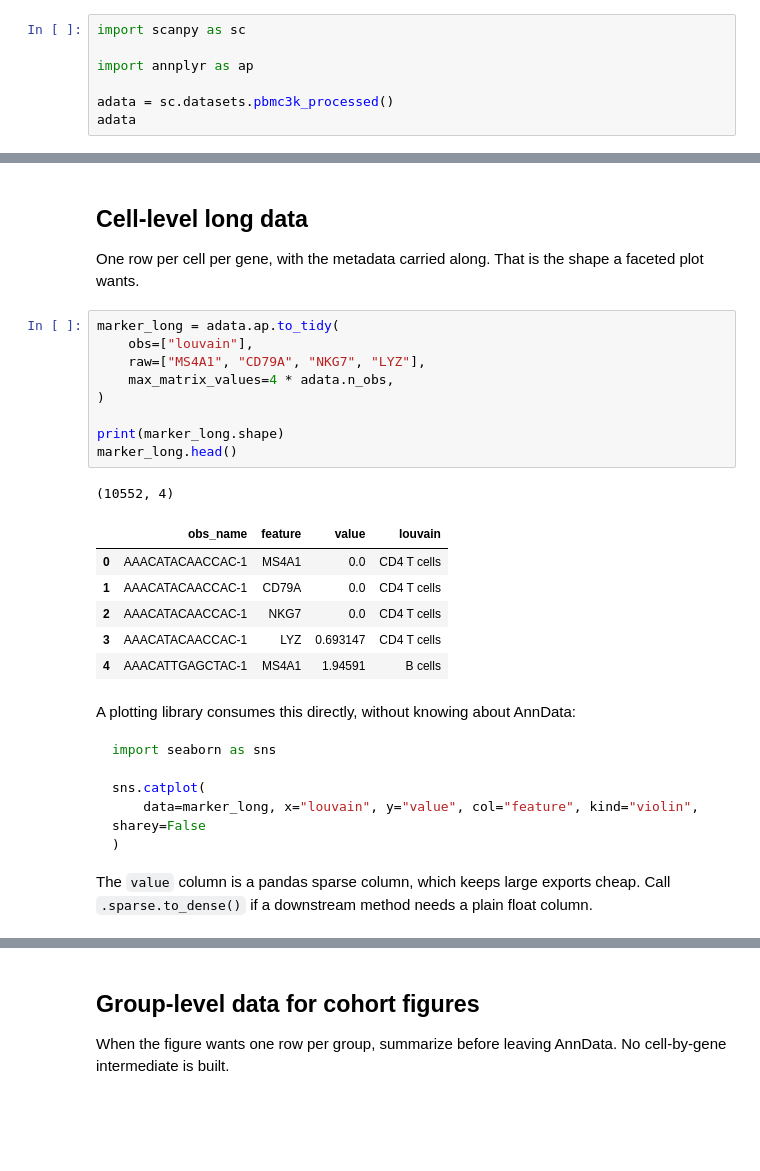
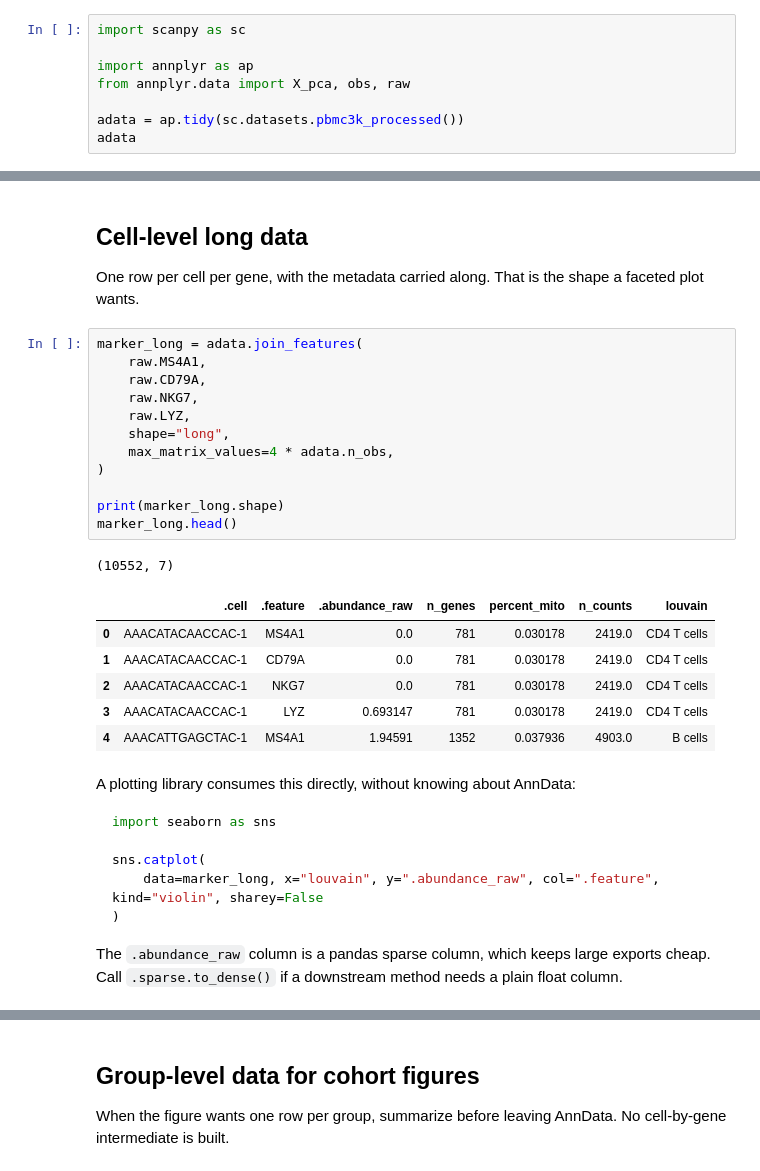
Before and after one commit to mdmanurung/annplyr, a Jupyter notebook: docs/notebooks/plot_ready_tables.ipynb, the cells around one changed output, grey strips where cells are left out. Saved outputs shown, nothing was run; the diff lists cells and outputs as text; blank space fills up the shorter version.

````diff
--- a/docs/notebooks/plot_ready_tables.ipynb
+++ b/docs/notebooks/plot_ready_tables.ipynb
@@ -18,8 +18,9 @@ analyses need, all taken from Scanpy's PBMC3K.
 import scanpy as sc
 
 import annplyr as ap
+from annplyr.data import X_pca, obs, raw
 
-adata = sc.datasets.pbmc3k_processed()
+adata = ap.tidy(sc.datasets.pbmc3k_processed())
 adata
 # %% [output]
 AnnData object with n_obs × n_vars = 2638 × 1838
@@ -36,22 +37,25 @@ AnnData object with n_obs × n_vars = 2638 × 1838
 One row per cell per gene, with the metadata carried along. That is the shape a
 faceted plot wants.
 # %%
-marker_long = adata.ap.to_tidy(
-    obs=["louvain"],
-    raw=["MS4A1", "CD79A", "NKG7", "LYZ"],
+marker_long = adata.join_features(
+    raw.MS4A1,
+    raw.CD79A,
+    raw.NKG7,
+    raw.LYZ,
+    shape="long",
     max_matrix_values=4 * adata.n_obs,
 )
 
 print(marker_long.shape)
 marker_long.head()
 # %% [output]
-(10552, 4)
+(10552, 7)
-|  | obs_name | feature | value | louvain |
-| 0 | AAACATACAACCAC-1 | MS4A1 | 0.0 | CD4 T cells |
-| 1 | AAACATACAACCAC-1 | CD79A | 0.0 | CD4 T cells |
-| 2 | AAACATACAACCAC-1 | NKG7 | 0.0 | CD4 T cells |
-| 3 | AAACATACAACCAC-1 | LYZ | 0.693147 | CD4 T cells |
-| 4 | AAACATTGAGCTAC-1 | MS4A1 | 1.94591 | B cells |
+|  | .cell | .feature | .abundance_raw | n_genes | percent_mito | n_counts | louvain |
+| 0 | AAACATACAACCAC-1 | MS4A1 | 0.0 | 781 | 0.030178 | 2419.0 | CD4 T cells |
+| 1 | AAACATACAACCAC-1 | CD79A | 0.0 | 781 | 0.030178 | 2419.0 | CD4 T cells |
+| 2 | AAACATACAACCAC-1 | NKG7 | 0.0 | 781 | 0.030178 | 2419.0 | CD4 T cells |
+| 3 | AAACATACAACCAC-1 | LYZ | 0.693147 | 781 | 0.030178 | 2419.0 | CD4 T cells |
+| 4 | AAACATTGAGCTAC-1 | MS4A1 | 1.94591 | 1352 | 0.037936 | 4903.0 | B cells |
 # %% [markdown]
 A plotting library consumes this directly, without knowing about AnnData:
 
@@ -59,10 +63,10 @@ A plotting library consumes this directly, without knowing about AnnData:
 import seaborn as sns
 
 sns.catplot(
-    data=marker_long, x="louvain", y="value", col="feature", kind="violin", sharey=False
+    data=marker_long, x="louvain", y=".abundance_raw", col=".feature", kind="violin", sharey=False
 )
 ```
 
-The `value` column is a pandas sparse column, which keeps large exports cheap.
+The `.abundance_raw` column is a pandas sparse column, which keeps large exports cheap.
 Call `.sparse.to_dense()` if a downstream method needs a plain float column.
 # %%
````
Also changed, not shown: parts of 6 cells of this notebook, 2 other files.
